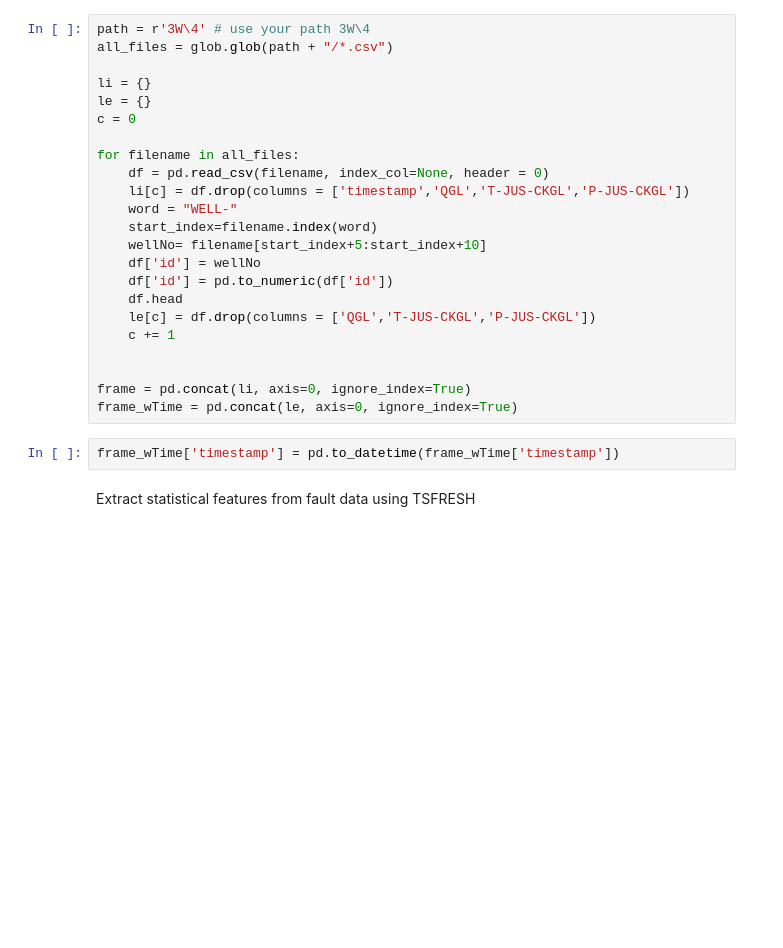
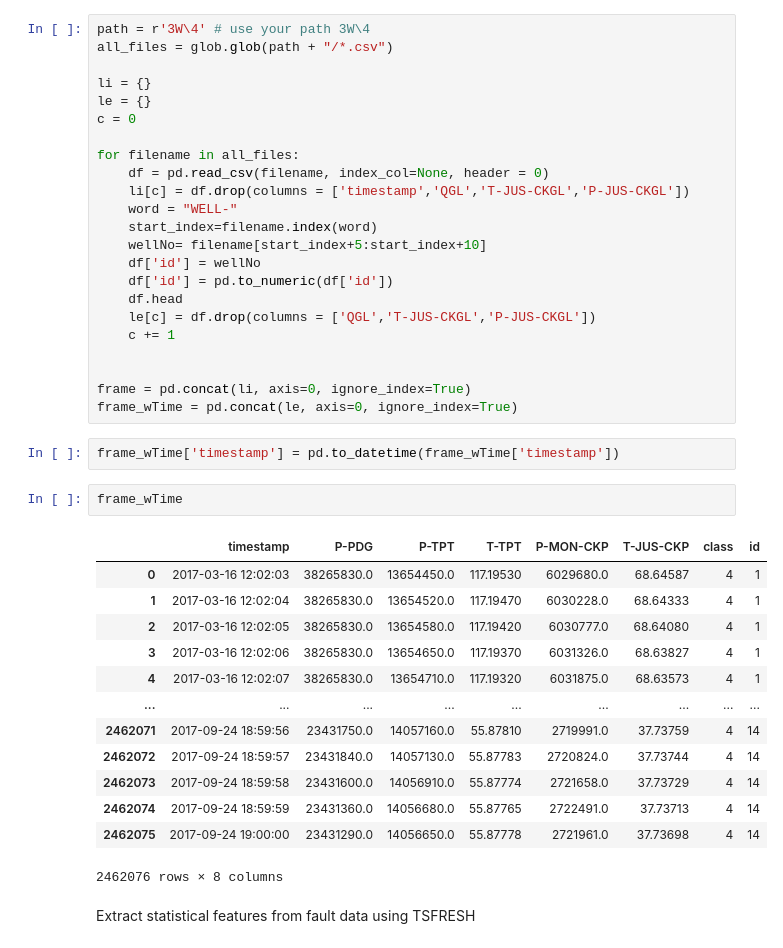
Before and after one commit to LuisSantoss/HIML, a Jupyter notebook: HIML_5_tsfrex.ipynb, the cells around one changed output. Cells and saved outputs as stored; diff of their text form; blank space fills up the shorter version.

```diff
--- a/HIML_5_tsfrex.ipynb
+++ b/HIML_5_tsfrex.ipynb
@@ -34,6 +34,22 @@ frame = pd.concat(li, axis=0, ignore_index=True)
 frame_wTime = pd.concat(le, axis=0, ignore_index=True)
 # %%
 frame_wTime['timestamp'] = pd.to_datetime(frame_wTime['timestamp'])
+# %%
+frame_wTime
+# %% [output]
+|  | timestamp | P-PDG | P-TPT | T-TPT | P-MON-CKP | T-JUS-CKP | class | id |
+| 0 | 2017-03-16 12:02:03 | 38265830.0 | 13654450.0 | 117.19530 | 6029680.0 | 68.64587 | 4 | 1 |
+| 1 | 2017-03-16 12:02:04 | 38265830.0 | 13654520.0 | 117.19470 | 6030228.0 | 68.64333 | 4 | 1 |
+| 2 | 2017-03-16 12:02:05 | 38265830.0 | 13654580.0 | 117.19420 | 6030777.0 | 68.64080 | 4 | 1 |
+| 3 | 2017-03-16 12:02:06 | 38265830.0 | 13654650.0 | 117.19370 | 6031326.0 | 68.63827 | 4 | 1 |
+| 4 | 2017-03-16 12:02:07 | 38265830.0 | 13654710.0 | 117.19320 | 6031875.0 | 68.63573 | 4 | 1 |
+| ... | ... | ... | ... | ... | ... | ... | ... | ... |
+| 2462071 | 2017-09-24 18:59:56 | 23431750.0 | 14057160.0 | 55.87810 | 2719991.0 | 37.73759 | 4 | 14 |
+| 2462072 | 2017-09-24 18:59:57 | 23431840.0 | 14057130.0 | 55.87783 | 2720824.0 | 37.73744 | 4 | 14 |
+| 2462073 | 2017-09-24 18:59:58 | 23431600.0 | 14056910.0 | 55.87774 | 2721658.0 | 37.73729 | 4 | 14 |
+| 2462074 | 2017-09-24 18:59:59 | 23431360.0 | 14056680.0 | 55.87765 | 2722491.0 | 37.73713 | 4 | 14 |
+| 2462075 | 2017-09-24 19:00:00 | 23431290.0 | 14056650.0 | 55.87778 | 2721961.0 | 37.73698 | 4 | 14 |
+2462076 rows × 8 columns
 # %% [markdown]
 Extract statistical features from fault data using TSFRESH
 # %%
```
Also changed, not shown: parts of 23 cells of this notebook.
